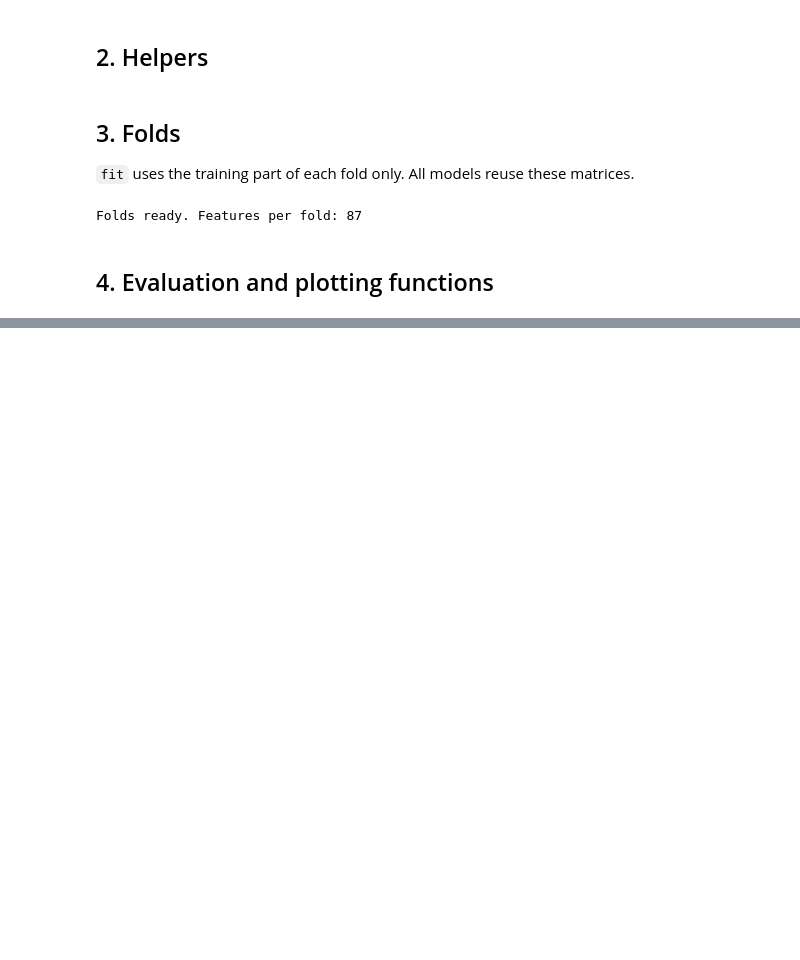
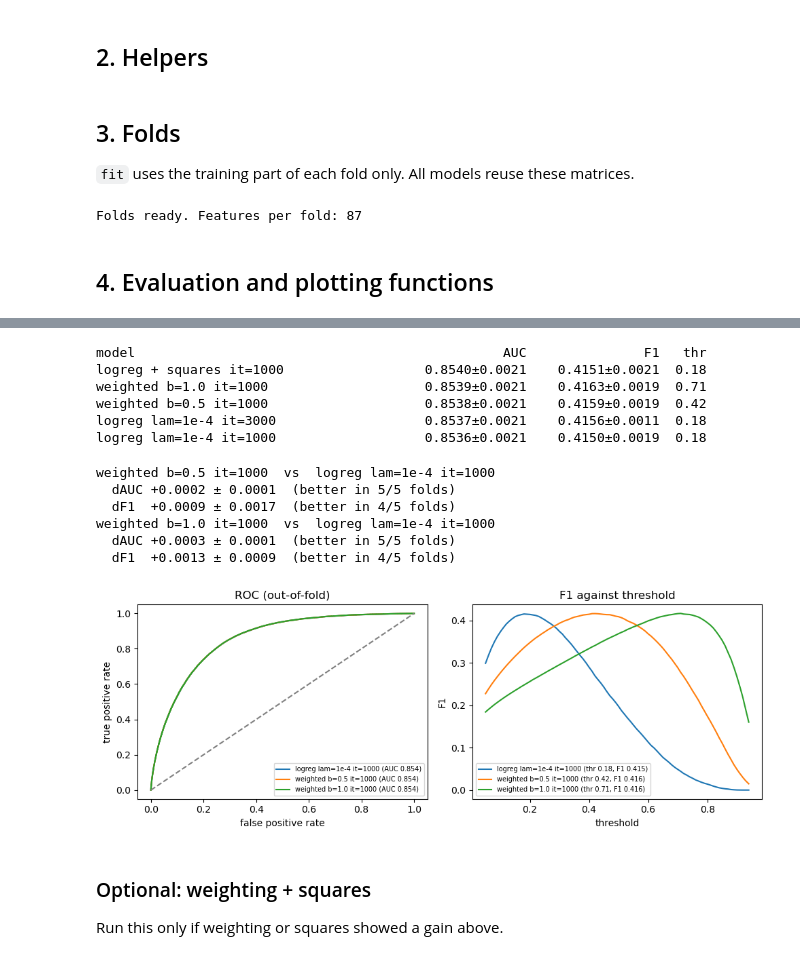
Before and after one commit to AlfinSib/ML_project_1, a Jupyter notebook: run.ipynb, the cells around one changed output, grey strips where cells are left out. Saved outputs shown, nothing was run; the diff lists cells and outputs as text; code cells hidden in the pictures; blank space fills up the shorter version.

```diff
--- a/run.ipynb
+++ b/run.ipynb
@@ -219,0 +222,47 @@ AttributeError: 'list' object has no attribute 'items'
+# %%
+def weighted_logistic_gd(X, y, lam=1e-4, iters=MAX_ITERS, gamma=GAMMA, balance=1.0):
+    """Class-weighted L2 logistic regression, full-batch gradient descent."""
+    n, d = X.shape
+    n_pos = y.sum()
+    w_pos = (n / (2 * n_pos)) ** balance
+    w_neg = (n / (2 * (n - n_pos))) ** balance
+    sw = np.where(y == 1, w_pos, w_neg)
+    sw = sw / sw.mean()
+    w = np.zeros(d)
+    pen = np.ones(d)
+    pen[0] = 0.0                                   # no penalty on the bias
+    for _ in range(iters):
+        p = sigmoid(X @ w)
+        grad = X.T @ (sw * (p - y)) / n + 2 * lam * pen * w
+        w -= gamma * grad
+    return w
+
+def model_weighted(X_tr, y_tr, X_va, balance=1.0, lam=1e-4, iters=MAX_ITERS, gamma=GAMMA):
+    return sigmoid(X_va @ weighted_logistic_gd(X_tr, y_tr, lam, iters, gamma, balance))
+
+for b in [0.5, 1.0]:
+    evaluate(f"weighted b={b} it=1000", lambda X, y, V, b=b: model_weighted(X, y, V, balance=b), show=False)
+show_results()
+# %% [output]
+model                                               AUC               F1   thr
+logreg + squares it=1000                  0.8540±0.0021    0.4151±0.0021  0.18
+weighted b=1.0 it=1000                    0.8539±0.0021    0.4163±0.0019  0.71
+weighted b=0.5 it=1000                    0.8538±0.0021    0.4159±0.0019  0.42
+logreg lam=1e-4 it=3000                   0.8537±0.0021    0.4156±0.0011  0.18
+logreg lam=1e-4 it=1000                   0.8536±0.0021    0.4150±0.0019  0.18
+# %%
+compare("logreg lam=1e-4 it=1000", "weighted b=0.5 it=1000")
+compare("logreg lam=1e-4 it=1000", "weighted b=1.0 it=1000")
+plot_performance(["logreg lam=1e-4 it=1000", "weighted b=0.5 it=1000", "weighted b=1.0 it=1000"])
+# %% [output]
+weighted b=0.5 it=1000  vs  logreg lam=1e-4 it=1000
+  dAUC +0.0002 ± 0.0001  (better in 5/5 folds)
+  dF1  +0.0009 ± 0.0017  (better in 4/5 folds)
+weighted b=1.0 it=1000  vs  logreg lam=1e-4 it=1000
+  dAUC +0.0003 ± 0.0001  (better in 5/5 folds)
+  dF1  +0.0013 ± 0.0009  (better in 4/5 folds)
+[figure, added]
+# %% [markdown]
+### Optional: weighting + squares
+
+Run this only if weighting or squares showed a gain above.
```
Also changed, not shown: parts of 20 cells of this notebook.
